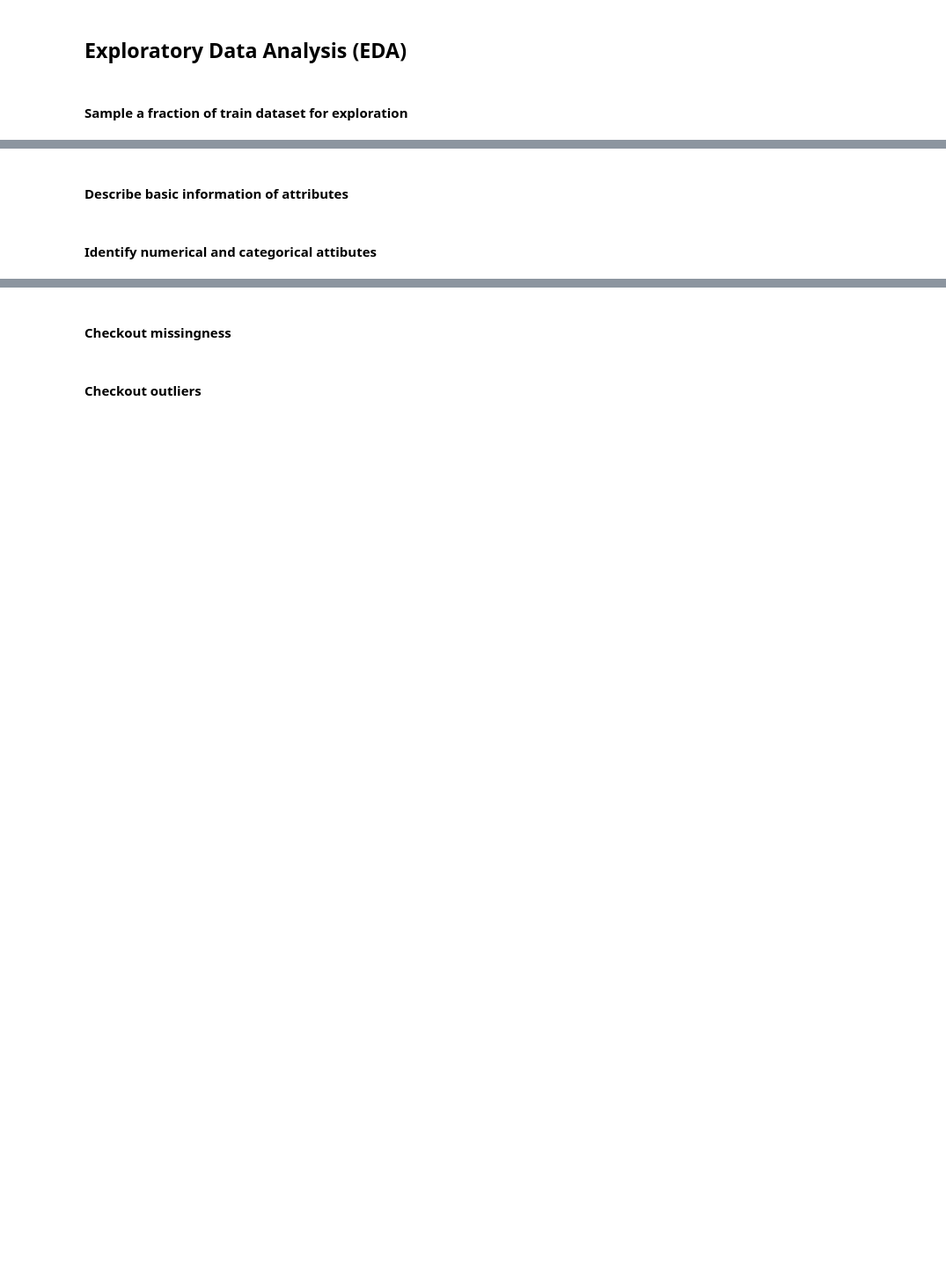
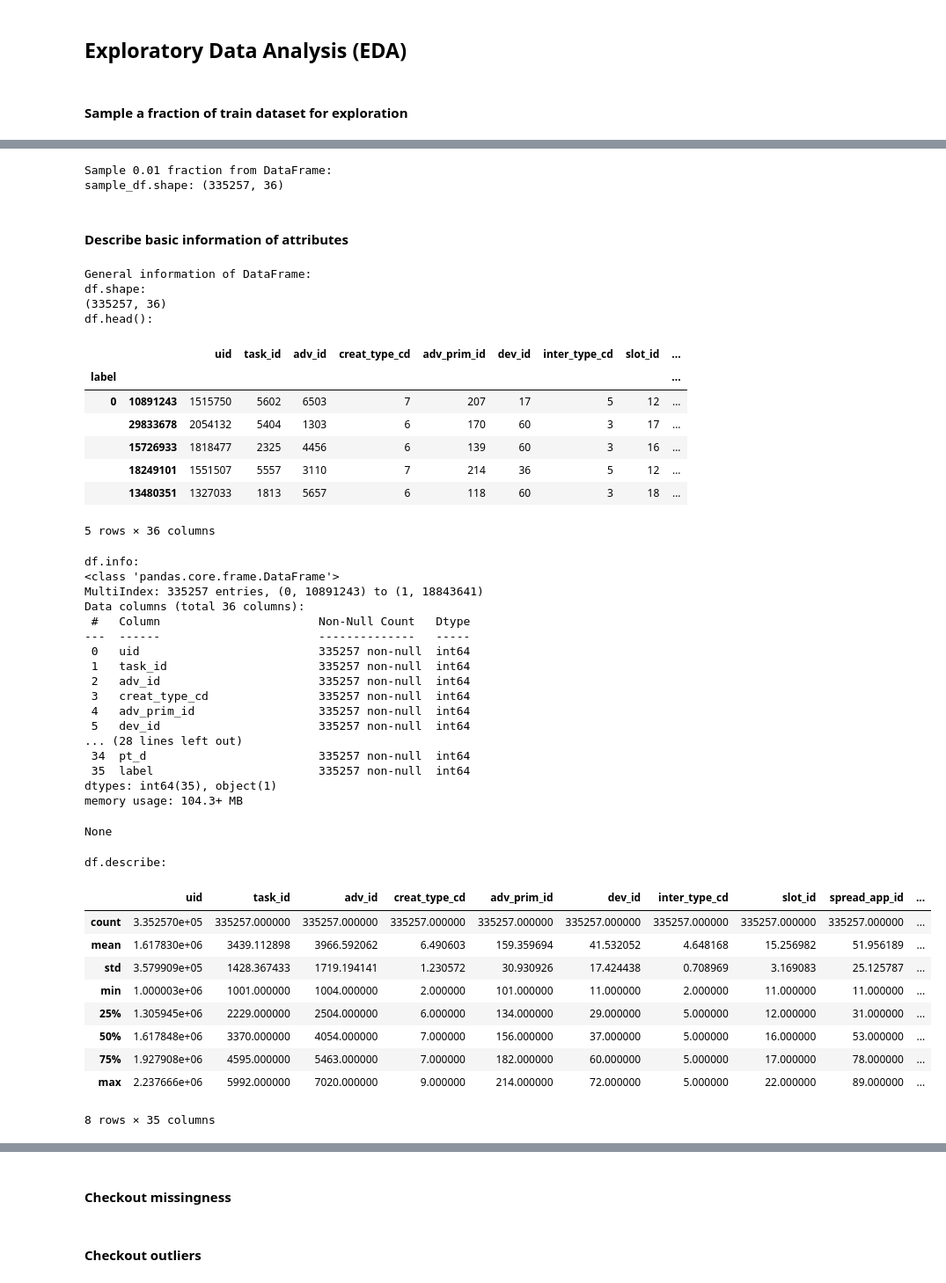
Before and after one commit to LiyangSong/Advertisement-CTR-Prediction, a Jupyter notebook: jupyter/eda.ipynb, the cells around one changed output, grey strips where cells are left out. Shown at 88% size. Cells and saved outputs as stored; diff of their text form; code cells hidden in the pictures; blank space fills up the shorter version.

```diff
--- a/jupyter/eda.ipynb
+++ b/jupyter/eda.ipynb
@@ -7,4 +12,4 @@ from module.utils import general_utils, data_prepare_utils
 # %%
 target = "label"
 # %%
-train_df = general_utils.read_csv("train_df.csv")
+train_df = general_utils.read_csv("../data/train_df.csv")
@@ -11,7 +27,52 @@ train_df = general_utils.read_csv("train_df.csv")
 # %%
 train_df_eda = data_prepare_utils.sample_data(train_df, fraction=0.01)
 del train_df
+# %% [output]
+Sample 0.01 fraction from DataFrame:
+sample_df.shape: (335257, 36)
 # %% [markdown]
 #### Describe basic information of attributes
-# %% [markdown]
-#### Identify numerical and categorical attibutes
+# %%
+eda_utils.check_out_general_info(train_df_eda)
+# %% [output]
+General information of DataFrame:
+df.shape:
+(335257, 36)
+df.head():
+|  |  | uid | task_id | adv_id | creat_type_cd | adv_prim_id | dev_id | inter_type_cd | slot_id | ... |
+| label |  |  |  |  |  |  |  |  |  | ... |
+| 0 | 10891243 | 1515750 | 5602 | 6503 | 7 | 207 | 17 | 5 | 12 | ... |
+|  | 29833678 | 2054132 | 5404 | 1303 | 6 | 170 | 60 | 3 | 17 | ... |
+|  | 15726933 | 1818477 | 2325 | 4456 | 6 | 139 | 60 | 3 | 16 | ... |
+|  | 18249101 | 1551507 | 5557 | 3110 | 7 | 214 | 36 | 5 | 12 | ... |
+|  | 13480351 | 1327033 | 1813 | 5657 | 6 | 118 | 60 | 3 | 18 | ... |
+5 rows × 36 columns
+df.info:
+<class 'pandas.core.frame.DataFrame'>
+MultiIndex: 335257 entries, (0, 10891243) to (1, 18843641)
+Data columns (total 36 columns):
+ #   Column                       Non-Null Count   Dtype
+---  ------                       --------------   -----
+ 0   uid                          335257 non-null  int64
+ 1   task_id                      335257 non-null  int64
+ 2   adv_id                       335257 non-null  int64
+ 3   creat_type_cd                335257 non-null  int64
+ 4   adv_prim_id                  335257 non-null  int64
+ 5   dev_id                       335257 non-null  int64
+... (28 lines left out)
+ 34  pt_d                         335257 non-null  int64
+ 35  label                        335257 non-null  int64
+dtypes: int64(35), object(1)
+memory usage: 104.3+ MB
+None
+df.describe:
+|  | uid | task_id | adv_id | creat_type_cd | adv_prim_id | dev_id | inter_type_cd | slot_id | spread_app_id | ... |
+| count | 3.352570e+05 | 335257.000000 | 335257.000000 | 335257.000000 | 335257.000000 | 335257.000000 | 335257.000000 | 335257.000000 | 335257.000000 | ... |
+| mean | 1.617830e+06 | 3439.112898 | 3966.592062 | 6.490603 | 159.359694 | 41.532052 | 4.648168 | 15.256982 | 51.956189 | ... |
+| std | 3.579909e+05 | 1428.367433 | 1719.194141 | 1.230572 | 30.930926 | 17.424438 | 0.708969 | 3.169083 | 25.125787 | ... |
+| min | 1.000003e+06 | 1001.000000 | 1004.000000 | 2.000000 | 101.000000 | 11.000000 | 2.000000 | 11.000000 | 11.000000 | ... |
+| 25% | 1.305945e+06 | 2229.000000 | 2504.000000 | 6.000000 | 134.000000 | 29.000000 | 5.000000 | 12.000000 | 31.000000 | ... |
+| 50% | 1.617848e+06 | 3370.000000 | 4054.000000 | 7.000000 | 156.000000 | 37.000000 | 5.000000 | 16.000000 | 53.000000 | ... |
+| 75% | 1.927908e+06 | 4595.000000 | 5463.000000 | 7.000000 | 182.000000 | 60.000000 | 5.000000 | 17.000000 | 78.000000 | ... |
+| max | 2.237666e+06 | 5992.000000 | 7020.000000 | 9.000000 | 214.000000 | 72.000000 | 5.000000 | 22.000000 | 89.000000 | ... |
+8 rows × 35 columns
```
Also changed, not shown: parts of 8 cells of this notebook, 1 other file.
